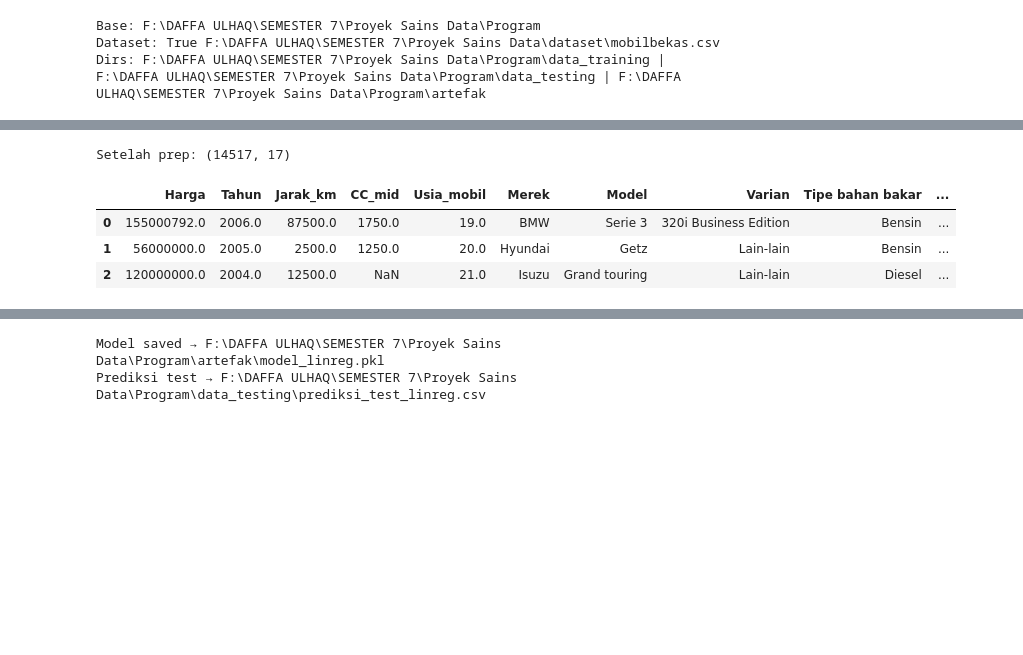
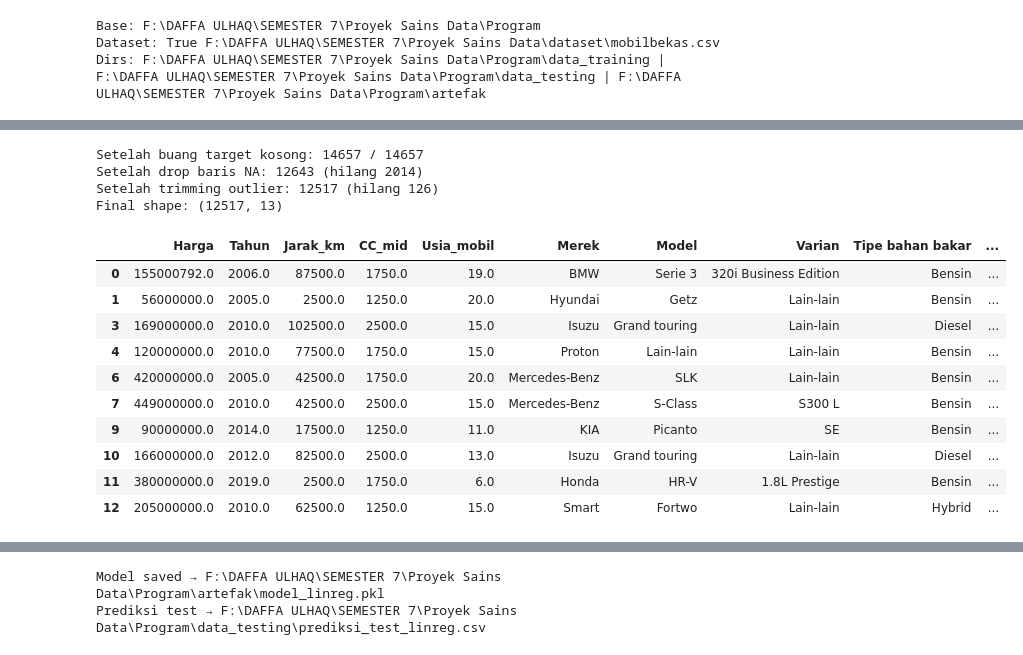
Before and after one commit to daffaaaulhaq/prediksi-mobil-bekas, a Jupyter notebook: program.ipynb, the cells around one changed output, grey strips where cells are left out. Drawn from its saved outputs; the diff is of its cells as text; code cells hidden in the pictures; blank space fills up the shorter version.

```diff
--- a/program.ipynb
+++ b/program.ipynb
@@ -80,52 +80,75 @@ df_raw.head(5)
 | 3 | 169000000 | Balerejo, Madiun Kab., Jawa Timur | PUSAT MOBIL BEKAS SIDOARJO | Isuzu | Grand touring | Lain-lain | 2010 | 100.000-105.000 km | Diesel | ... |
 | 4 | 120000000 | Kemayoran, Jakarta Pusat, Jakarta... | Kristian | Proton | Lain-lain | Lain-lain | 2010 | 75.000-80.000 km | Bensin | ... |
 # %%
+# === Cell 4 (FINAL BERSIH) ===
 df = df_raw.copy()
 
-# Pastikan kolom inti tersedia (buat jika hilang agar pipeline konsisten)
-base_cols = ["Harga","Lokasi","Penjual","Merek","Model","Varian","Tahun","Jarak tempuh",
+# Pastikan kolom inti tersedia
+base_cols = ["Harga","Merek","Model","Varian","Tahun","Jarak tempuh",
              "Tipe bahan bakar","Warna","Transmisi","Tipe bodi","Kapasitas mesin",
-             "Tipe Penjual","Sistem Penggerak","Nama Bursa Mobil"]
+             "Sistem Penggerak"]
 for c in base_cols:
     if c not in df.columns:
         df[c] = np.nan
 
-# Target & fitur numerik turunan
+# Konversi nilai numerik / turunan
 df["Harga"] = df["Harga"].apply(to_num)
 df["Jarak_km"] = df["Jarak tempuh"].apply(parse_km_range)
 df["CC_mid"]   = df["Kapasitas mesin"].apply(parse_cc_range)
-df[["Area","KotaKab","Provinsi"]] = df["Lokasi"].apply(lambda x: pd.Series(split_lokasi(x)))
 df["Tahun"] = pd.to_numeric(df["Tahun"], errors="coerce")
 df["Usia_mobil"] = 2025 - df["Tahun"]
 
-# Normalisasi ringan string
-text_cols = ["Merek","Model","Varian","Tipe bahan bakar","Warna","Transmisi","Tipe bodi",
-             "Tipe Penjual","Sistem Penggerak","Nama Bursa Mobil","Penjual",
-             "Area","KotaKab","Provinsi"]
+# Normalisasi string
+text_cols = ["Merek","Model","Varian","Tipe bahan bakar","Warna","Transmisi","Tipe bodi","Sistem Penggerak"]
 for c in text_cols:
     df[c] = df[c].astype(str).str.strip()
 
-# Pilih fitur awal (bisa kamu tambah lagi)
+# === HAPUS kolom tidak dipakai / turunannya ===
+cols_to_drop = ["Penjual","Tipe Penjual","Nama Bursa Mobil","Lokasi","Area","KotaKab","Provinsi"]
+df.drop(columns=cols_to_drop, inplace=True, errors="ignore")
+
+# Definisi fitur final untuk modeling
 num_cols = ["Tahun","Jarak_km","CC_mid","Usia_mobil"]
-cat_cols = ["Merek","Model","Varian","Tipe bahan bakar","Transmisi","Tipe bodi","Sistem Penggerak",
-            "Warna","Tipe Penjual","KotaKab","Provinsi","Nama Bursa Mobil"]
+cat_cols = ["Merek","Model","Varian","Tipe bahan bakar","Transmisi","Tipe bodi","Sistem Penggerak","Warna"]
+
 use_cols = ["Harga"] + num_cols + cat_cols
+dfm = df[use_cols].copy()
 
-dfm = df[use_cols].copy()
+# --- Hitung sebelum drop NA
+n0 = len(dfm)
 dfm = dfm[~dfm["Harga"].isna()].copy()
+print(f"Setelah buang target kosong: {len(dfm)} / {n0}")
 
-# Trimming outlier ringan di target
+# --- Drop baris NA di kolom penting
+required_cols = ["Harga"] + num_cols + cat_cols
+n_before = len(dfm)
+dfm = dfm.dropna(subset=required_cols).copy()
+print(f"Setelah drop baris NA: {len(dfm)} (hilang {n_before - len(dfm)})")
+
+# --- Trimming outlier
 low, high = dfm["Harga"].quantile([0.005, 0.995])
+n_before_trim = len(dfm)
 dfm = dfm[(dfm["Harga"]>=low) & (dfm["Harga"]<=high)].copy()
+print(f"Setelah trimming outlier: {len(dfm)} (hilang {n_before_trim - len(dfm)})")
 
-print("Setelah prep:", dfm.shape)
-dfm.head(3)
+print("Final shape:", dfm.shape)
+dfm.head(10)
 # %% [output]
-Setelah prep: (14517, 17)
+Setelah buang target kosong: 14657 / 14657
+Setelah drop baris NA: 12643 (hilang 2014)
+Setelah trimming outlier: 12517 (hilang 126)
+Final shape: (12517, 13)
 |  | Harga | Tahun | Jarak_km | CC_mid | Usia_mobil | Merek | Model | Varian | Tipe bahan bakar | ... |
 | 0 | 155000792.0 | 2006.0 | 87500.0 | 1750.0 | 19.0 | BMW | Serie 3 | 320i Business Edition | Bensin | ... |
 | 1 | 56000000.0 | 2005.0 | 2500.0 | 1250.0 | 20.0 | Hyundai | Getz | Lain-lain | Bensin | ... |
-| 2 | 120000000.0 | 2004.0 | 12500.0 | NaN | 21.0 | Isuzu | Grand touring | Lain-lain | Diesel | ... |
+| 3 | 169000000.0 | 2010.0 | 102500.0 | 2500.0 | 15.0 | Isuzu | Grand touring | Lain-lain | Diesel | ... |
+| 4 | 120000000.0 | 2010.0 | 77500.0 | 1750.0 | 15.0 | Proton | Lain-lain | Lain-lain | Bensin | ... |
+| 6 | 420000000.0 | 2005.0 | 42500.0 | 1750.0 | 20.0 | Mercedes-Benz | SLK | Lain-lain | Bensin | ... |
+| 7 | 449000000.0 | 2010.0 | 42500.0 | 2500.0 | 15.0 | Mercedes-Benz | S-Class | S300 L | Bensin | ... |
+| 9 | 90000000.0 | 2014.0 | 17500.0 | 1250.0 | 11.0 | KIA | Picanto | SE | Bensin | ... |
+| 10 | 166000000.0 | 2012.0 | 82500.0 | 2500.0 | 13.0 | Isuzu | Grand touring | Lain-lain | Diesel | ... |
+| 11 | 380000000.0 | 2019.0 | 2500.0 | 1750.0 | 6.0 | Honda | HR-V | 1.8L Prestige | Bensin | ... |
+| 12 | 205000000.0 | 2010.0 | 62500.0 | 1250.0 | 15.0 | Smart | Fortwo | Lain-lain | Hybrid | ... |
 # %%
 # Stratifikasi regresi pakai bin harga agar distribusi mirip
 # jumlah bin adaptif, minimal 5 maksimal 10
```
Also changed, not shown: parts of 5 cells of this notebook, 6 other files.
